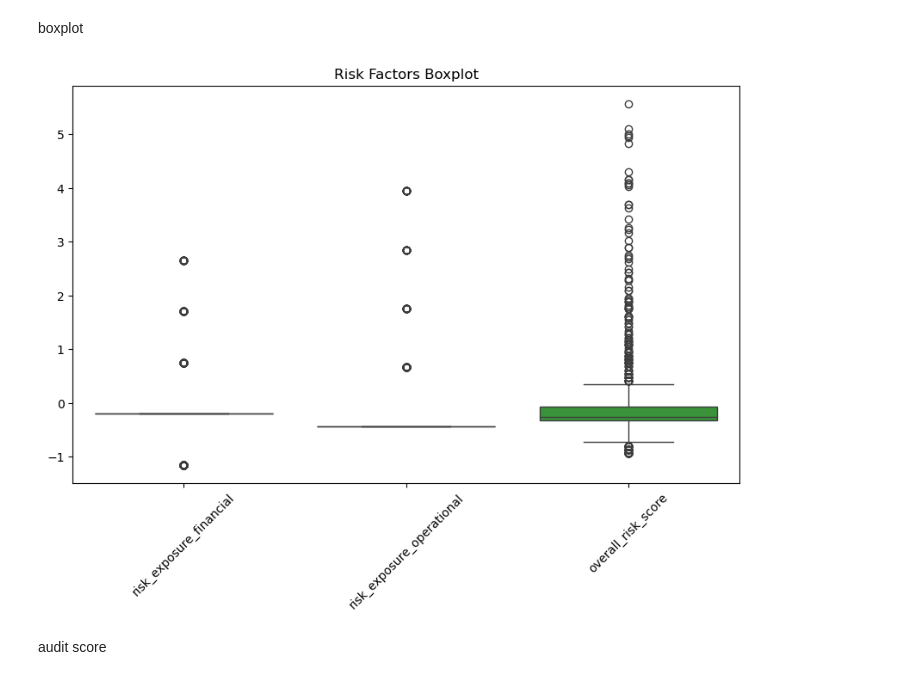
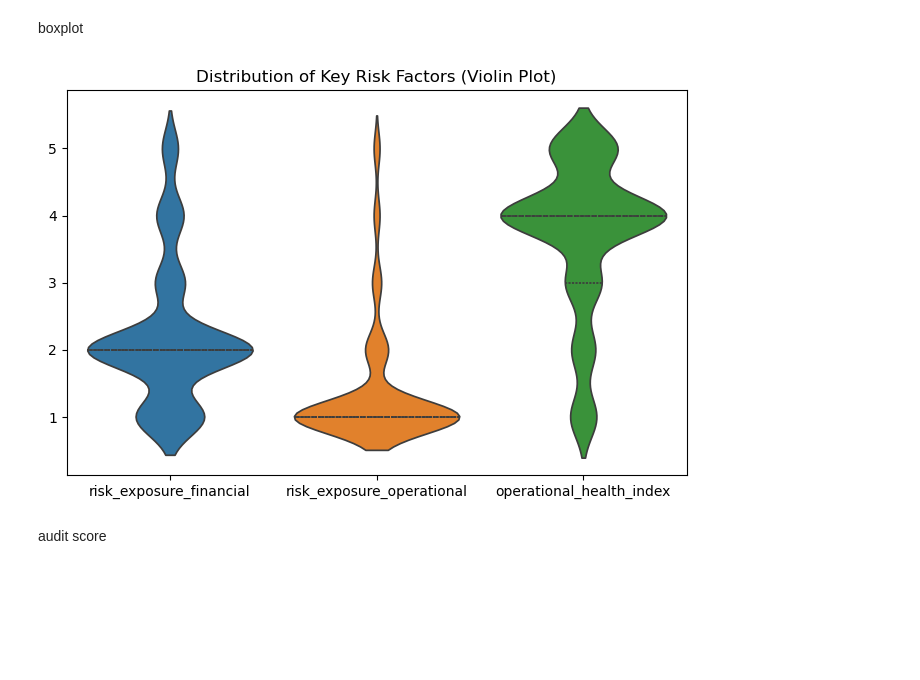
Before and after one commit to deniztaylan06/PROJECT_321551, a Jupyter notebook: main.ipynb, the cells around one changed output. Drawn from its saved outputs; the diff is of its cells as text; code cells hidden in the pictures; blank space fills up the shorter version.

```diff
--- a/main.ipynb
+++ b/main.ipynb
@@ -305,18 +305,16 @@ departments_encoded.select_dtypes(include=["object"])
 
 preparing data
 # %%
-#making a copy
-scaling = departments_encoded.copy()
+# --- Preparing data for later pipeline-based scaling
+# Create a stable working dataframe name
+df = departments.copy()
+print("df created from departments:", df.shape)
 
-#identifying columns not to be scaled
+scaling = df.copy()
+
 not_scaled = ["dept_id", "dept_name"]
+num_cols = [col for col in scaling.columns
+            if scaling[col].dtype != "object" and col not in not_scaled]
 
-#identifying numerical columns to be scaled
-num_cols = scaling.select_dtypes(include=["float64", "int64"]).columns
-
-#excluding columns not to be scaled
-num_cols = [col for col in num_cols if col not in not_scaled]
-
-#sample of numerical columns and their count
 num_cols[:10], len(num_cols)
 # %% [output]
@@ -385,14 +395,19 @@ plt.show()
 # %% [markdown]
 boxplot
 # %%
-risk_factors_cols = ["risk_exposure_financial", "risk_exposure_operational", "overall_risk_score"]
+risk_factors_cols = [
+    "risk_exposure_financial",
+    "risk_exposure_operational",
+    "operational_health_index"
+]
 
-plt.figure(figsize=(10, 6))
-sns.boxplot(data=scaled[risk_factors_cols])
-plt.title("Risk Factors Boxplot")
-plt.xticks(rotation=45)
+available_rf = [c for c in risk_factors_cols if c in df.columns]
+
+plt.figure(figsize=(8, 5))
+sns.violinplot(data=df[available_rf], inner="quartile")
+plt.title("Distribution of Key Risk Factors (Violin Plot)")
 plt.show()
 # %% [output]
-[figure, old version]
+[figure, new version]
 # %% [markdown]
 audit score
```
Also changed, not shown: parts of 17 cells of this notebook, 7 other files.
